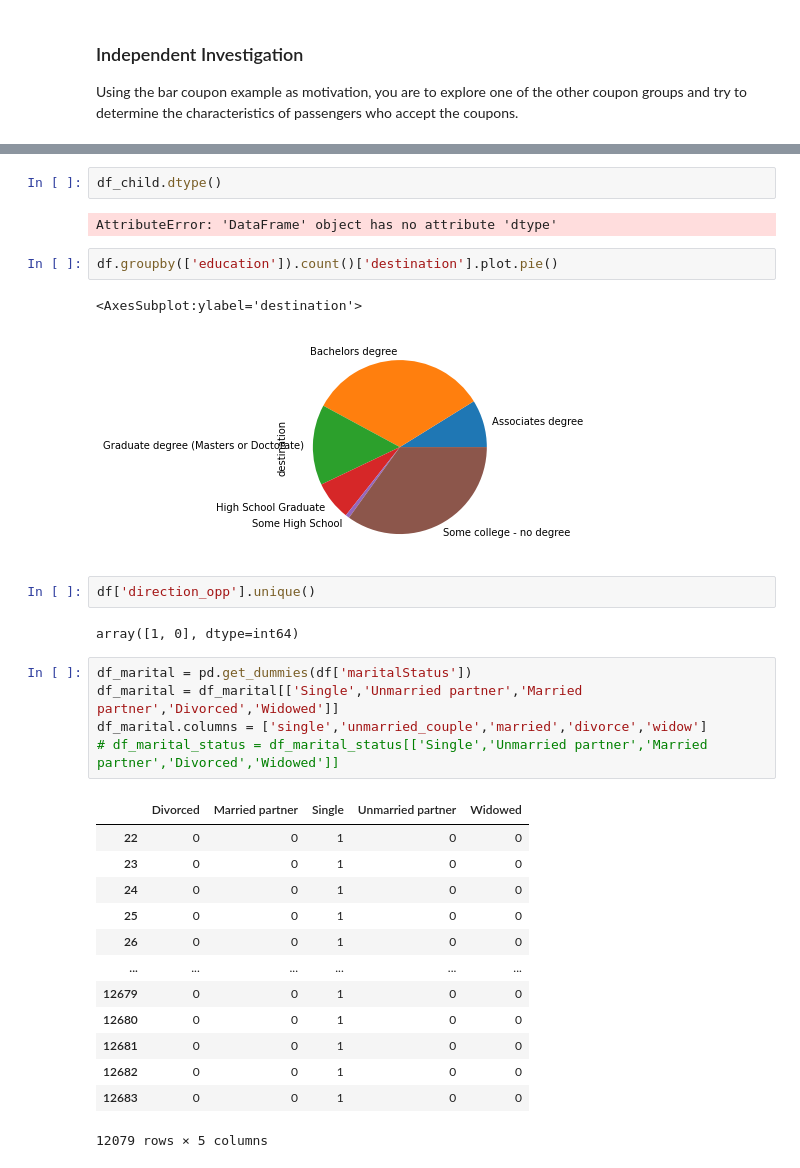
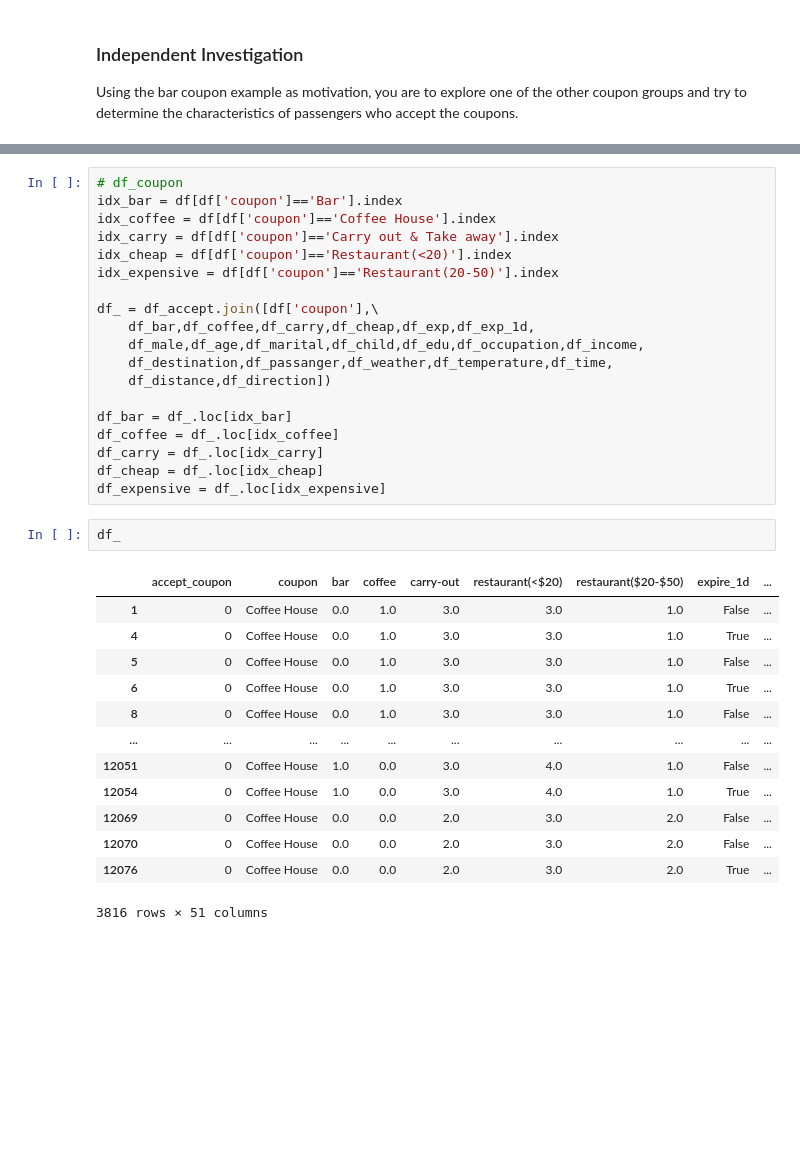
Before and after one commit to ytsai2937/kraftwerk, a Jupyter notebook: assignment_5_1_starter/assignment_5_1.ipynb, the cells around one changed output, grey strips where cells are left out. Cells and saved outputs as stored; diff of their text form; blank space fills up the shorter version.

```diff
--- a/assignment_5_1_starter/assignment_5_1.ipynb
+++ b/assignment_5_1_starter/assignment_5_1.ipynb
@@ -946,35 +960,38 @@ else:
 # Y
 df_accept = df[['Y']]
 df_accept.columns = ["accept_coupon"]
-# %%
-df_child.dtype()
-# %% [output]
-AttributeError: 'DataFrame' object has no attribute 'dtype'
-# %%
-df.groupby(['education']).count()['destination'].plot.pie()
-# %% [output]
-<AxesSubplot:ylabel='destination'>
-[figure, removed]
-# %%
-df['direction_opp'].unique()
-# %% [output]
-array([1, 0], dtype=int64)
-# %%
-df_marital = pd.get_dummies(df['maritalStatus'])
-df_marital = df_marital[['Single','Unmarried partner','Married partner','Divorced','Widowed']]
-df_marital.columns = ['single','unmarried_couple','married','divorce','widow']
-# df_marital_status = df_marital_status[['Single','Unmarried partner','Married partner','Divorced','Widowed']]
-# %% [output]
-|  | Divorced | Married partner | Single | Unmarried partner | Widowed |
-| 22 | 0 | 0 | 1 | 0 | 0 |
-| 23 | 0 | 0 | 1 | 0 | 0 |
-| 24 | 0 | 0 | 1 | 0 | 0 |
-| 25 | 0 | 0 | 1 | 0 | 0 |
-| 26 | 0 | 0 | 1 | 0 | 0 |
-| ... | ... | ... | ... | ... | ... |
-| 12679 | 0 | 0 | 1 | 0 | 0 |
-| 12680 | 0 | 0 | 1 | 0 | 0 |
-| 12681 | 0 | 0 | 1 | 0 | 0 |
-| 12682 | 0 | 0 | 1 | 0 | 0 |
-| 12683 | 0 | 0 | 1 | 0 | 0 |
-12079 rows × 5 columns
+# %%
+# df_coupon
+idx_bar = df[df['coupon']=='Bar'].index
+idx_coffee = df[df['coupon']=='Coffee House'].index
+idx_carry = df[df['coupon']=='Carry out & Take away'].index
+idx_cheap = df[df['coupon']=='Restaurant(<20)'].index
+idx_expensive = df[df['coupon']=='Restaurant(20-50)'].index
+
+df_ = df_accept.join([df['coupon'],\
+    df_bar,df_coffee,df_carry,df_cheap,df_exp,df_exp_1d,
+    df_male,df_age,df_marital,df_child,df_edu,df_occupation,df_income,
+    df_destination,df_passanger,df_weather,df_temperature,df_time,
+    df_distance,df_direction])
+
+df_bar = df_.loc[idx_bar]
+df_coffee = df_.loc[idx_coffee]
+df_carry = df_.loc[idx_carry]
+df_cheap = df_.loc[idx_cheap]
+df_expensive = df_.loc[idx_expensive]
+# %%
+df_
+# %% [output]
+|  | accept_coupon | coupon | bar | coffee | carry-out | restaurant(<$20) | restaurant($20-$50) | expire_1d | ... |
+| 1 | 0 | Coffee House | 0.0 | 1.0 | 3.0 | 3.0 | 1.0 | False | ... |
+| 4 | 0 | Coffee House | 0.0 | 1.0 | 3.0 | 3.0 | 1.0 | True | ... |
+| 5 | 0 | Coffee House | 0.0 | 1.0 | 3.0 | 3.0 | 1.0 | False | ... |
+| 6 | 0 | Coffee House | 0.0 | 1.0 | 3.0 | 3.0 | 1.0 | True | ... |
+| 8 | 0 | Coffee House | 0.0 | 1.0 | 3.0 | 3.0 | 1.0 | False | ... |
+| ... | ... | ... | ... | ... | ... | ... | ... | ... | ... |
+| 12051 | 0 | Coffee House | 1.0 | 0.0 | 3.0 | 4.0 | 1.0 | False | ... |
+| 12054 | 0 | Coffee House | 1.0 | 0.0 | 3.0 | 4.0 | 1.0 | True | ... |
+| 12069 | 0 | Coffee House | 0.0 | 0.0 | 2.0 | 3.0 | 2.0 | False | ... |
+| 12070 | 0 | Coffee House | 0.0 | 0.0 | 2.0 | 3.0 | 2.0 | False | ... |
+| 12076 | 0 | Coffee House | 0.0 | 0.0 | 2.0 | 3.0 | 2.0 | True | ... |
+3816 rows × 51 columns
```
Also changed, not shown: parts of 4 cells of this notebook, 2 other files.
